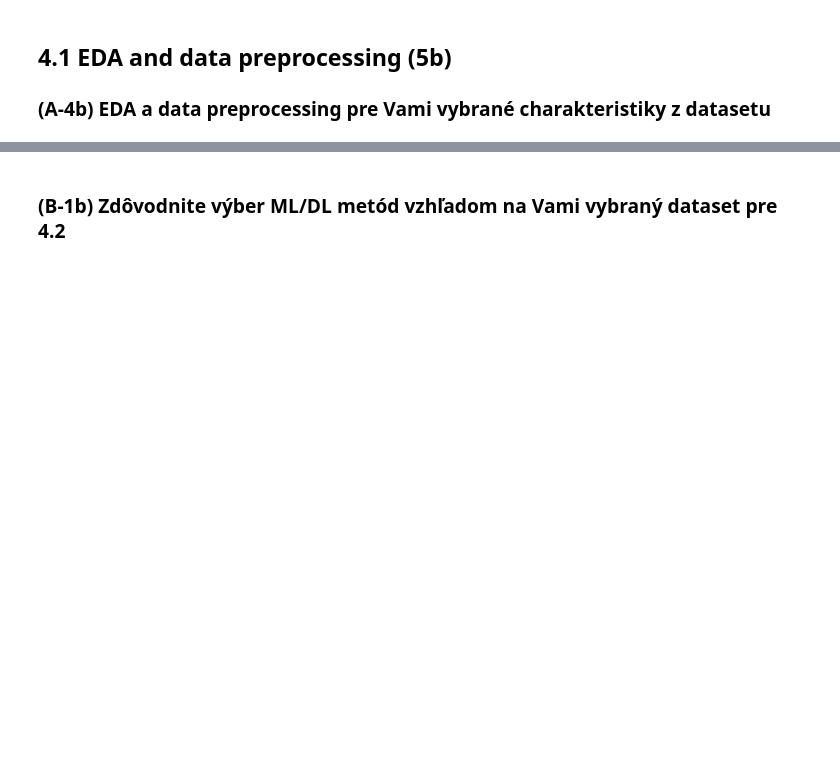
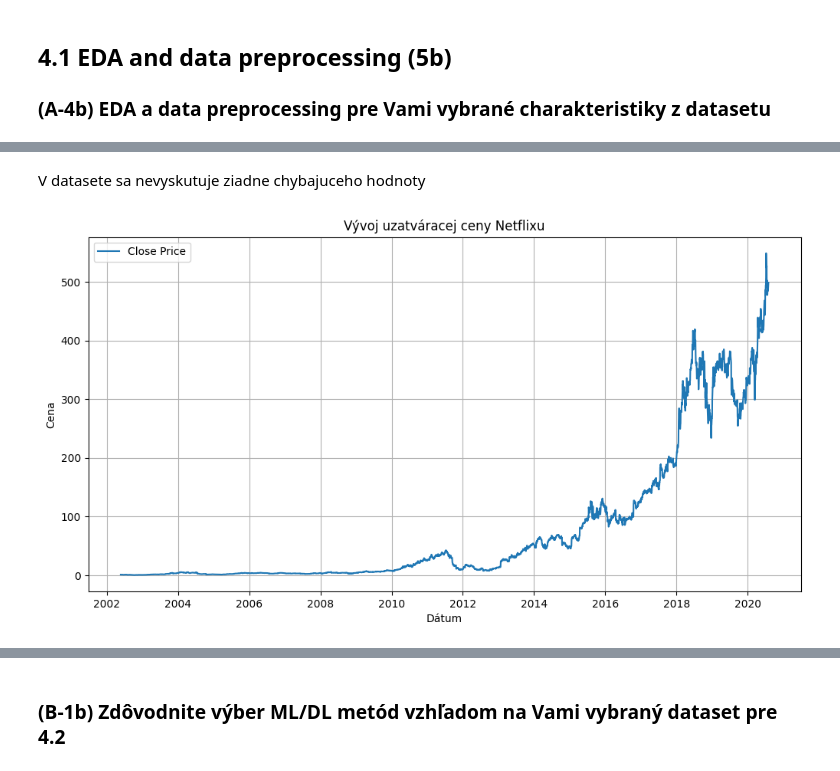
Before and after one commit to JakubIvacek/IAU_PROJECT, a Jupyter notebook: Activity.ipynb, the cells around one changed output, grey strips where cells are left out. Cells and saved outputs as stored; diff of their text form; code cells hidden in the pictures; blank space fills up the shorter version.

```diff
--- a/Activity.ipynb
+++ b/Activity.ipynb
@@ -4,0 +13,5 @@
+# %%
+nflx_data = pd.read_csv('data/NFLX.csv')
+
+# Display the first few rows of the dataset
+nflx_data.head()
@@ -7,0 +72,13 @@
+# %% [markdown]
+V datasete sa nevyskutuje ziadne chybajuceho hodnoty
+# %%
+plt.figure(figsize=(12, 6))
+plt.plot(nflx_data['Date'], nflx_data['Close'], label='Close Price')
+plt.title('Vývoj uzatváracej ceny Netflixu')
+plt.xlabel('Dátum')
+plt.ylabel('Cena')
+plt.grid()
+plt.legend()
+plt.show()
+# %% [output]
+[figure, added]
```
Also changed, not shown: parts of 19 cells of this notebook, 1 other file.
